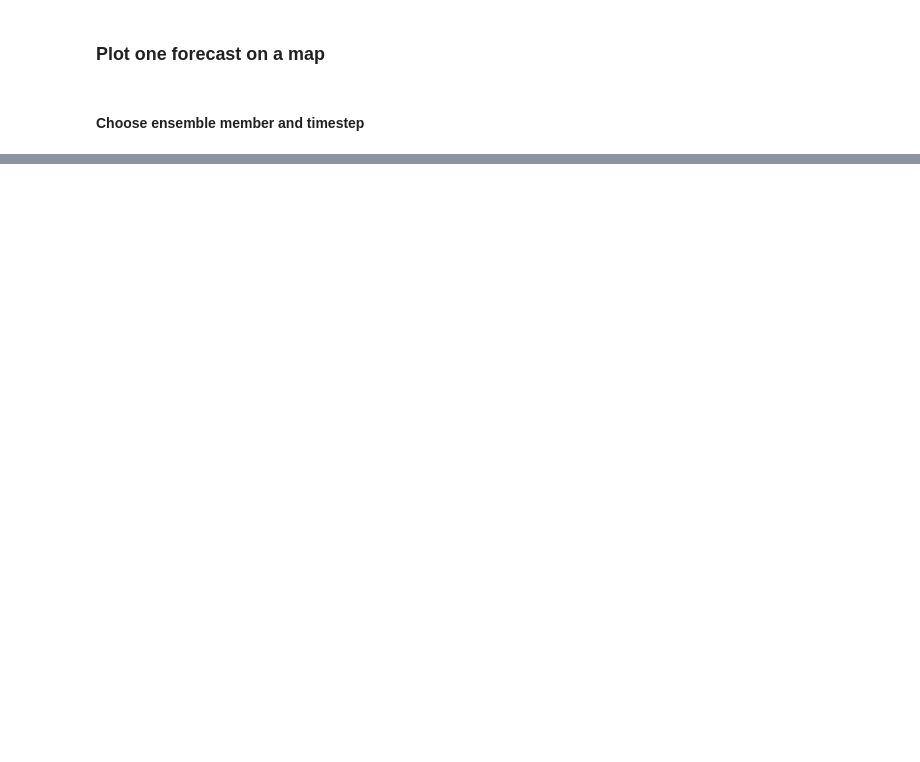
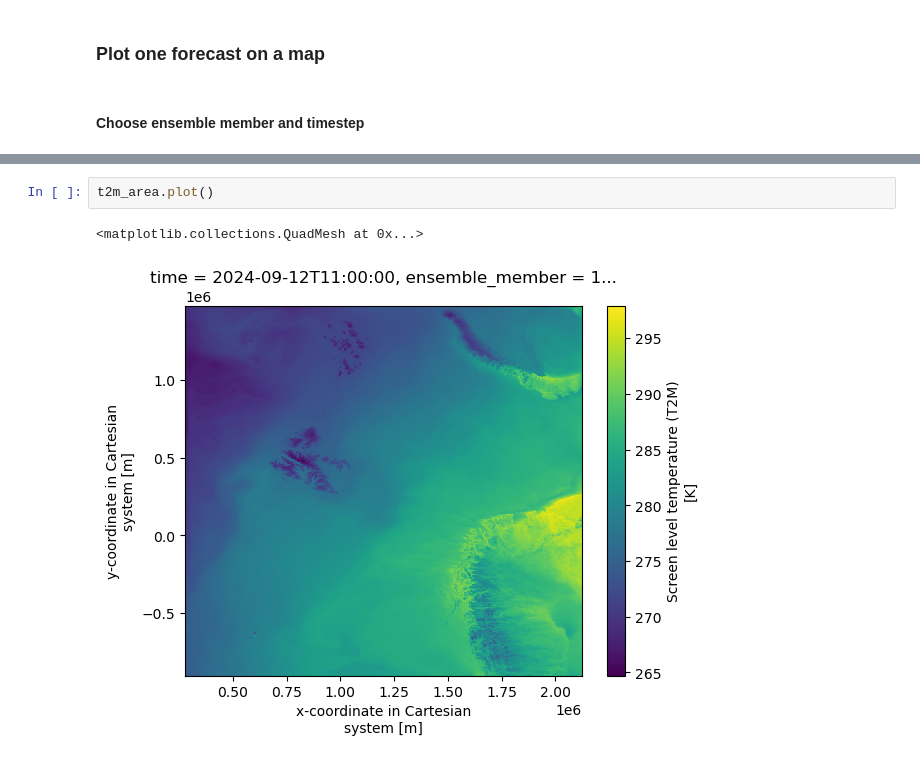
Before and after one commit to kjes4pres/GEO4902, a Jupyter notebook: Exercise 1a/1a.Script.ipynb, the cells around one changed output, grey strips where cells are left out. Saved outputs shown, nothing was run; the diff lists cells and outputs as text; blank space fills up the shorter version.

```diff
--- a/Exercise 1a/1a.Script.ipynb
+++ b/Exercise 1a/1a.Script.ipynb
@@ -98,0 +158,5 @@ t2m_area = dataset.air_temperature_2m[timestep,0,ensemble_mem,:,:]
+# %%
+t2m_area.plot()
+# %% [output]
+<matplotlib.collections.QuadMesh at 0x...>
+[figure, added]
```
Also changed, not shown: parts of 15 cells of this notebook.
